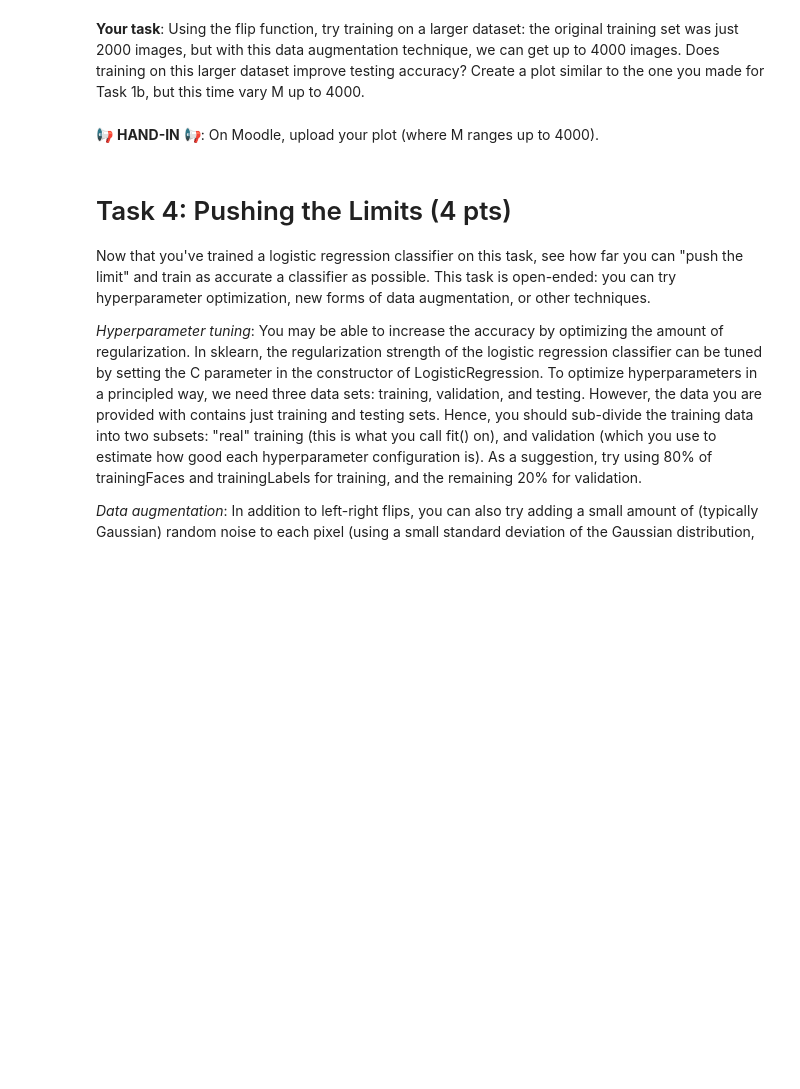
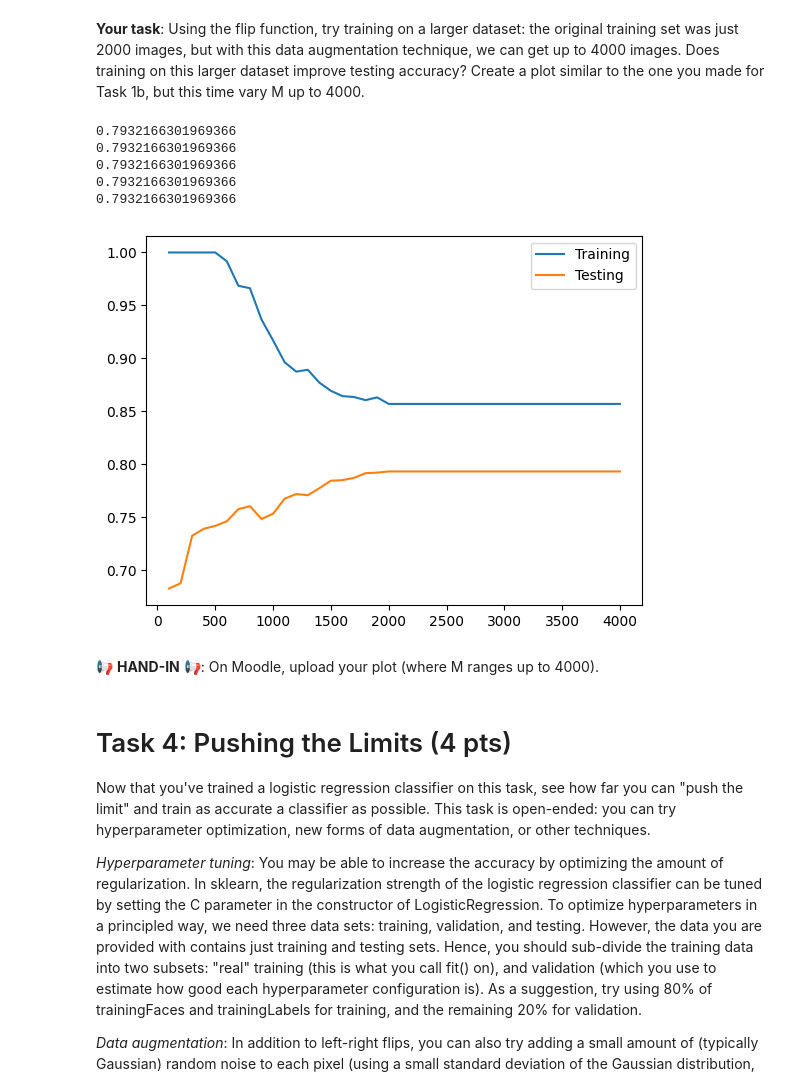
Before and after one commit to bjoern555/adventOfCode24, a Jupyter notebook: L04_Logistic_Regression_LAB_ASSIGNMENT.ipynb, the cells around one changed output. Saved outputs shown, nothing was run; the diff lists cells and outputs as text; code cells hidden in the pictures; blank space fills up the shorter version.

```diff
--- a/L04_Logistic_Regression_LAB_ASSIGNMENT.ipynb
+++ b/L04_Logistic_Regression_LAB_ASSIGNMENT.ipynb
@@ -272,3 +272,36 @@ plt.show()
+# %%
+# TODO: apply data augmentation and create plot, similar to Task 1b.
+trainingAccuracies = []
+testingAccuracies = []
+Mvalues = np.arange(100, 4001, 100)
+for M in Mvalues:
+  logisticRegressor = sklearn.linear_model.LogisticRegression(max_iter=500)
+  # TODO: implement the rest here
+
+  augmentedFaces = np.vstack((trainingFaces[:M], flip(trainingFaces[:M])))
+  augmentedLabels = np.hstack((trainingLabels[:M], trainingLabels[:M]))
+  logisticRegressor.fit(augmentedFaces, augmentedLabels)
+
+  trainingAccuracy = logisticRegressor.score(trainingFaces[:M], trainingLabels[:M])
+  testingAccuracy = logisticRegressor.score(testingFaces, testingLabels)
+
+  trainingAccuracies.append(trainingAccuracy)
+  testingAccuracies.append(testingAccuracy)
+
+  if (M > 3500):
+    print(testingAccuracy)
+
+plt.plot(Mvalues, trainingAccuracies)
+plt.plot(Mvalues, testingAccuracies)
+plt.legend([ "Training", "Testing" ])
+plt.show()
+# %% [output]
+0.7932166301969366
+0.7932166301969366
+0.7932166301969366
+0.7932166301969366
+0.7932166301969366
+[figure, added]
 # %% [markdown]
 📢 **HAND-IN** 📢:
 On Moodle, upload your plot (where M ranges up to 4000).
```
Also changed, not shown: parts of 4 cells of this notebook.
